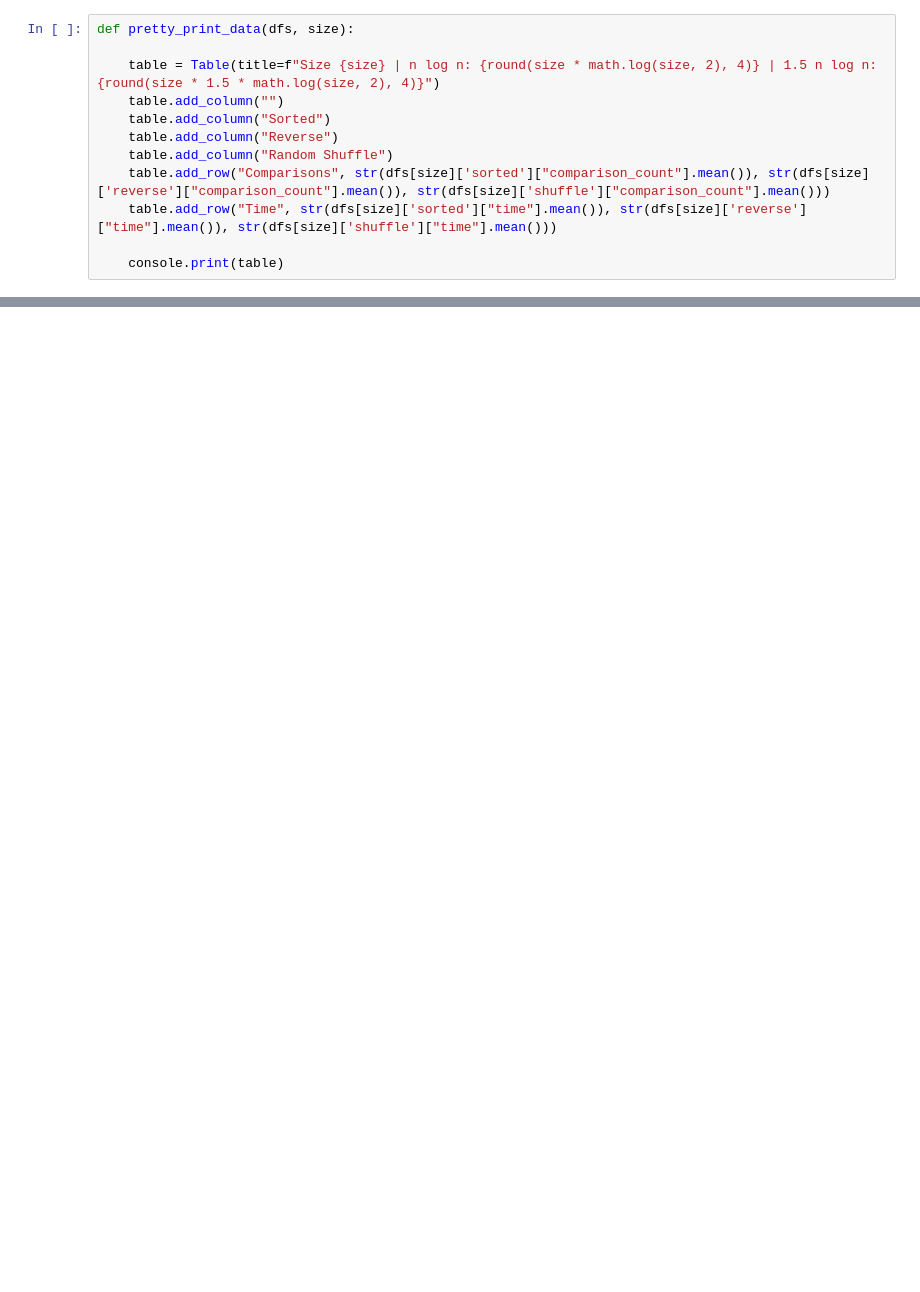
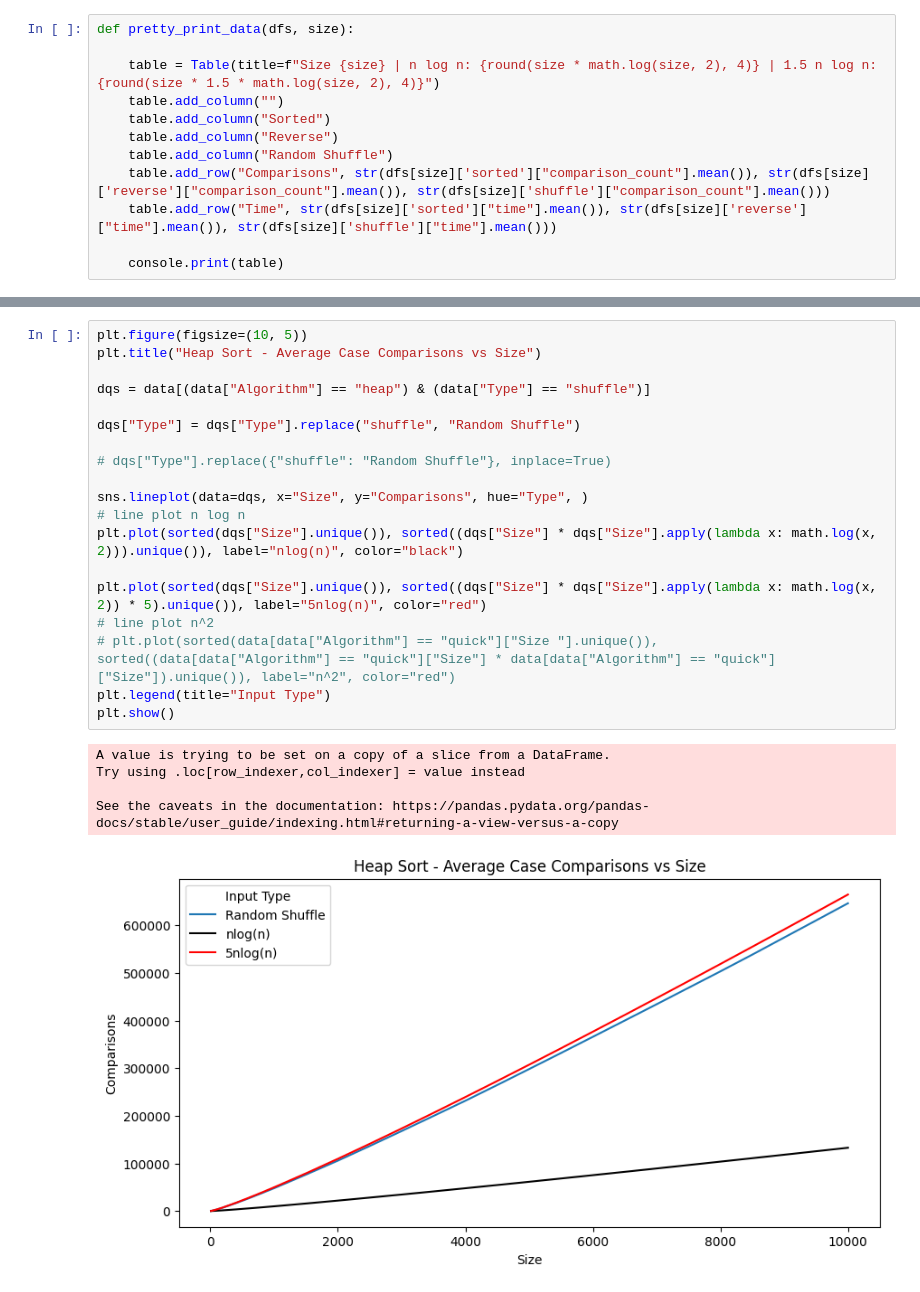
Before and after one commit to DAA-T1/cmplx, a Jupyter notebook: benchmarker/analyzer.ipynb, the cells around one changed output, grey strips where cells are left out. Saved outputs shown, nothing was run; the diff lists cells and outputs as text; blank space fills up the shorter version.

```diff
--- a/benchmarker/analyzer.ipynb
+++ b/benchmarker/analyzer.ipynb
@@ -180,0 +100,25 @@ plt.show()
+# %%
+plt.figure(figsize=(10, 5))
+plt.title("Heap Sort - Average Case Comparisons vs Size")
+
+dqs = data[(data["Algorithm"] == "heap") & (data["Type"] == "shuffle")]
+
+dqs["Type"] = dqs["Type"].replace("shuffle", "Random Shuffle")
+
+# dqs["Type"].replace({"shuffle": "Random Shuffle"}, inplace=True)
+
+sns.lineplot(data=dqs, x="Size", y="Comparisons", hue="Type", )
+# line plot n log n
+plt.plot(sorted(dqs["Size"].unique()), sorted((dqs["Size"] * dqs["Size"].apply(lambda x: math.log(x, 2))).unique()), label="nlog(n)", color="black")
+
+plt.plot(sorted(dqs["Size"].unique()), sorted((dqs["Size"] * dqs["Size"].apply(lambda x: math.log(x, 2)) * 5).unique()), label="5nlog(n)", color="red")
+# line plot n^2
+# plt.plot(sorted(data[data["Algorithm"] == "quick"]["Size "].unique()), sorted((data[data["Algorithm"] == "quick"]["Size"] * data[data["Algorithm"] == "quick"]["Size"]).unique()), label="n^2", color="red")
+plt.legend(title="Input Type")
+plt.show()
+# %% [output]
+A value is trying to be set on a copy of a slice from a DataFrame.
+Try using .loc[row_indexer,col_indexer] = value instead
+
+See the caveats in the documentation: https://pandas.pydata.org/pandas-docs/stable/user_guide/indexing.html#returning-a-view-versus-a-copy
+[figure, added]
```
Also changed, not shown: parts of 19 cells of this notebook.
